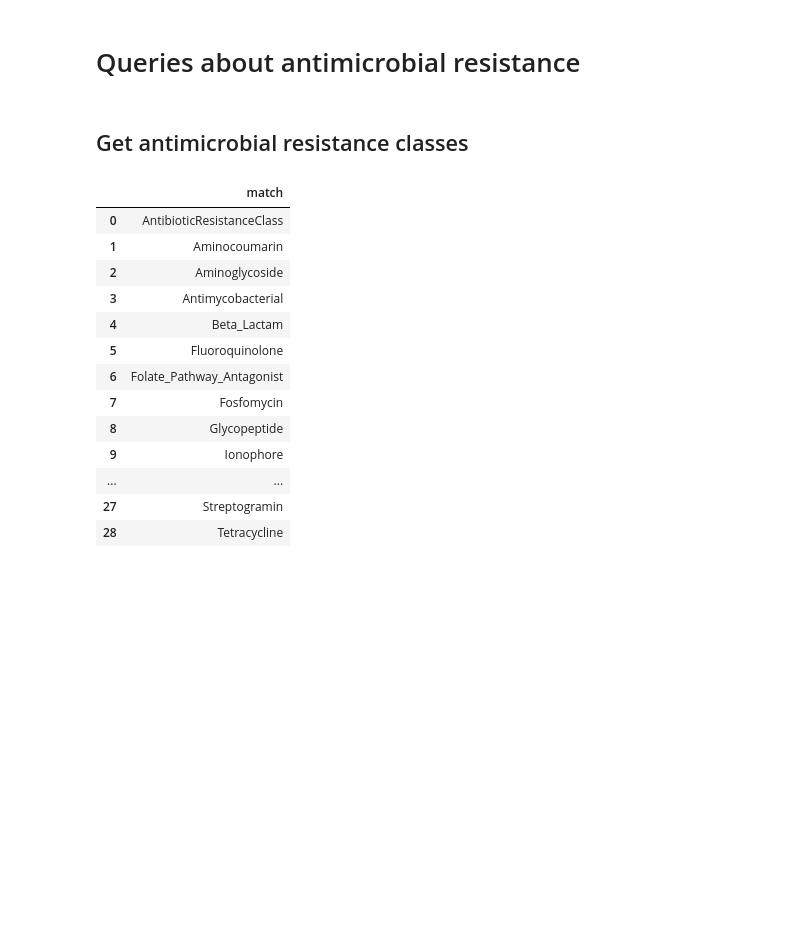
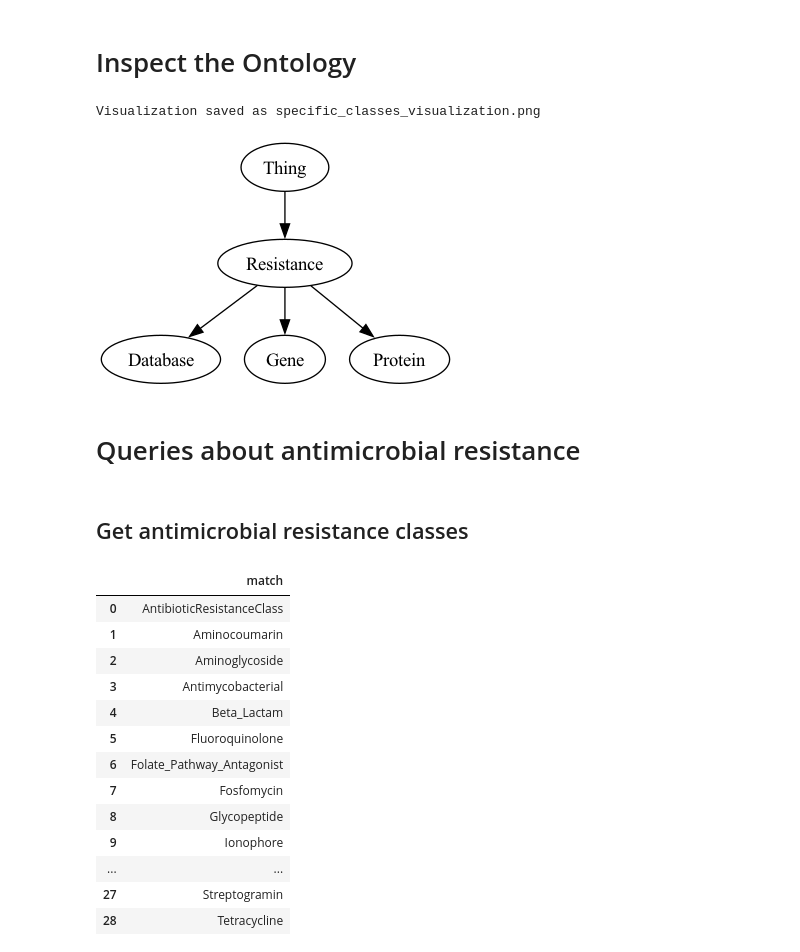
Before and after one commit to genomicepidemiology/PanResOntology, a Jupyter notebook: notebooks/Queries.ipynb, the cells around one changed output. Saved outputs shown, nothing was run; the diff lists cells and outputs as text; code cells hidden in the pictures; blank space fills up the shorter version.

Commit message:
Example queries to showcase how to use ontology

```diff
--- a/notebooks/Queries.ipynb
+++ b/notebooks/Queries.ipynb
@@ -6,6 +8,41 @@ from code.functions import *
 # %%
 # Load the ontology
-onto = get_ontology("panres_v2.owl").load()
+onto = get_ontology("../ontology/panres_v2.owl").load()
+# %% [markdown]
+# Inspect the Ontology
+# %%
+from graphviz import Digraph
+import owlready2
+from IPython.display import Image, display
+
+def visualize_specific_classes(onto, class_names, output_file="specific_classes_visualization"):
+    dot = Digraph(comment='Specific Classes Visualization')
+
+    def add_class_and_relationships(cls):
+        dot.node(cls.name, cls.name)
+        for parent in cls.is_a:
+            if isinstance(parent, owlready2.ThingClass):
+                dot.edge(parent.name, cls.name)
+                dot.node(parent.name, parent.name)
+
+    # Add nodes and edges for specified classes
+    for class_name in class_names:
+        cls = onto[class_name]
+        add_class_and_relationships(cls)
+
+    # Save and render the graph
+    dot.format = 'png'
+    dot.render(output_file, format='png', cleanup=True)
+    print(f"Visualization saved as {output_file}.png")
+
+    display(Image(filename=output_file + '.png'))
+
+# Usage
+specific_classes = ["Resistance", "Database", "Gene", "Protein"]
+visualize_specific_classes(onto, specific_classes)
+# %% [output]
+Visualization saved as specific_classes_visualization.png
+[figure, added]
 # %% [markdown]
 # Queries about antimicrobial resistance
 # %% [markdown]
```
Also changed, not shown: parts of 1 cell of this notebook, 1 other file.
